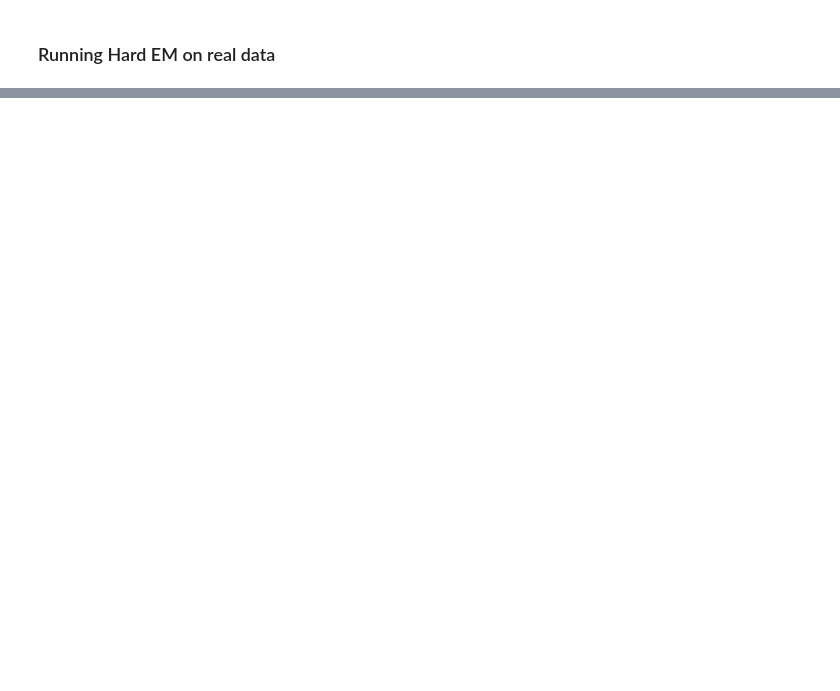
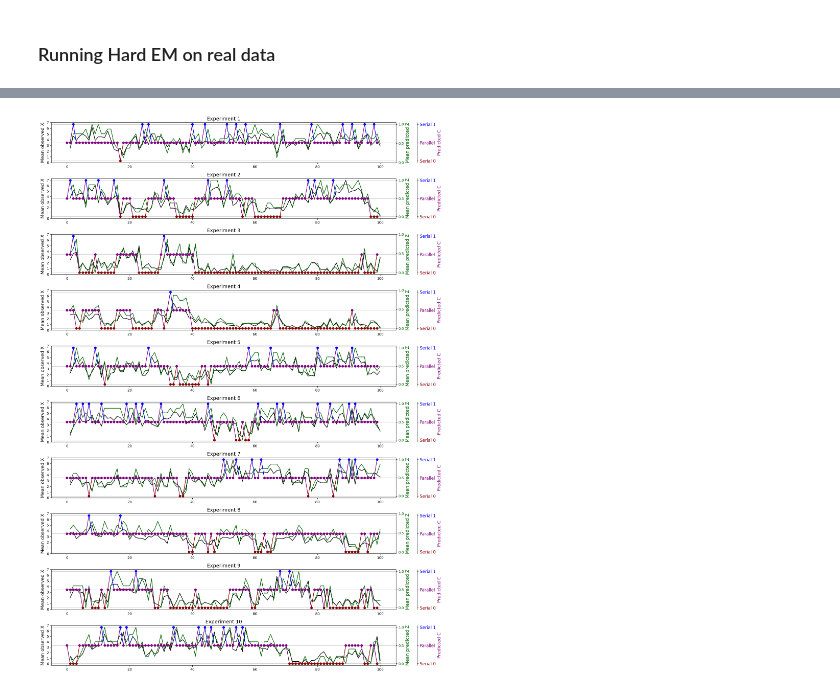
Before and after one commit to JulianBarraganG/modcom, a Jupyter notebook: Learning.ipynb, the cells around one changed output, grey strips where cells are left out. Cells and saved outputs as stored; diff of their text form; code cells hidden in the pictures; blank space fills up the shorter version.

Commit message:
Visualization

```diff
--- a/Learning.ipynb
+++ b/Learning.ipynb
@@ -135,7 +129,7 @@ def inferred_C_Z(X: ndarray, alpha: float, beta: float, gamma: float, lmda: tupl
     And the CPD P(Z|X) as an T x n Z_infered matrix
     """
     Alpha = forward(X, alpha, beta, gamma, lmda)
-    Z_inf = Z_inferred(X, lmda)
+    Z_inf = infer_Z(X, lmda)
     return Z_inf, Alpha
 # %% [markdown]
 ### Most Likely C-s and Z-s from inferred probabilities
@@ -209,7 +203,7 @@ all_params = []
 for i in range(10):
     _, _, X = forward_sim(10, 100)
     i_alpha, i_beta, i_gamma, i_lmda0, i_lmda1 = random.uniform(0.6, 0.99), random.uniform(0.1, 0.3), random.uniform(0.05, 0.195), random.uniform(0.5, 2.), random.uniform(2., 8.)
-    all_params.append(hard_EM_algo(X, i_alpha, i_beta, i_gamma, (i_lmda0, i_lmda1), N_iter=40))
+    all_params.append(hard_EM_algo(X, i_alpha, i_beta, i_gamma, (i_lmda0, i_lmda1), N_iter=10))
 # %%
 mean_arr = np.array(all_params).mean(axis=0)
 np.array(all_params)
@@ -227,8 +226,8 @@ all_params = []
 for i in range(10):
     data_ = np.genfromtxt(data_files[i % len(data_files)], delimiter=",", skip_header=True, dtype=int)
     X = data_[:, 1:]
-    i_alpha, i_beta, i_gamma, i_lmda0, i_lmda1 = random.uniform(0.6, 0.99), random.uniform(0.1, 0.3), random.uniform(0.05, 0.195), random.uniform(0.5, 2.), random.uniform(2., 8.)
-    all_params.append(hard_EM_algo(X, i_alpha, i_beta, i_gamma, (i_lmda0, i_lmda1), N_iter=40))
+    i_alpha, i_beta, i_gamma, i_lmda0, i_lmda1 = random.uniform(0.6, 0.99), random.uniform(0.1, 0.25), random.uniform(0.05, 0.195), random.uniform(0.5, 2.), random.uniform(2., 8.)
+    all_params.append(hard_EM_algo(X, i_alpha, i_beta, i_gamma, (i_lmda0, i_lmda1), N_iter=1000))
 # %%
 data_mean_arr = np.array(all_params).mean(axis=0)
 np.array(all_params)
@@ -235,0 +240,88 @@ print("Estimated parameters after 40 iterations of EM on the 10 experiments (dat
+# %%
+def switch_1_and_2(arr):
+    for i in range(len(arr)):
+        if arr[i] == 1:
+            arr[i] = 2
+        elif arr[i] == 2:
+            arr[i] = 1
+    return arr
+# %%
+data_files = ["proj_HMM/Ex_1.csv", "proj_HMM/Ex_2.csv", "proj_HMM/Ex_3.csv", "proj_HMM/Ex_4.csv", "proj_HMM/Ex_5.csv", "proj_HMM/Ex_6.csv", "proj_HMM/Ex_7.csv", "proj_HMM/Ex_8.csv", "proj_HMM/Ex_9.csv", "proj_HMM/Ex_10.csv"]
+
+# Create a figure and axis array to hold all subplots
+fig, axs = plt.subplots(10, 1, figsize=(16, 22), sharex=False)
+
+for i in range(10):
+    # Load data for the current iteration
+    data_ = np.genfromtxt(data_files[i % len(data_files)], delimiter=",", skip_header=True, dtype=int)
+    data = data_[:, 1:]
+    T = data.shape[0]  # Time period
+    n = data.shape[1]   # Number of neurons
+
+    # Assuming the rest of your plotting code remains the same
+    Z_, C_ = inferred_C_Z(data, data_mean_arr[0], data_mean_arr[1], data_mean_arr[2], (data_mean_arr[3], data_mean_arr[4]))
+
+    Z, C = cement_data(Z_, C_)
+    C = switch_1_and_2(C)
+    avg_Z = np.mean(Z,axis=1).reshape(1,-1)[0]
+    avg_X = np.mean(data,axis=1).reshape(1,-1)[0]
+
+    ax1 = axs[i]
+    ax1.plot(range(1,T+1), avg_X, color="black", zorder=3)
+    ax1.set_yticks([0,1,2, 3, 4, 5, 6, 7])
+    ax1.set_ylabel('Mean observed X', color="black",  fontsize=13)
+    ax1.tick_params(axis='y', labelcolor="black")
+
+    ax2 = ax1.twinx()
+    ax2.plot(range(1,T+1), avg_Z, color="darkgreen", zorder=2)
+    ax2.set_yticks([0,0.5,1])
+    ax2.set_ylabel('Mean predicted Z', color="darkgreen", fontsize=13)
+    ax2.tick_params(axis='y', labelcolor="darkgreen")
+
+    ax3 = ax1.twinx()
+    ax3.spines['right'].set_position(('outward', 60))
+    ax3.set_ylabel('Predicted C', color="purple", fontsize=13)
+    for c in range(len(C)):
+        if C[c] == 0:
+            color = "darkred"
+        elif C[c] == 1:
+            color = "purple"
+        else:
+            color = "blue"
+        ax3.plot(c, C[c], color=color, marker="o", zorder=2)
+
+    for j in range(len(C) - 1):
+        if C[j] != C[j + 1]:
+            color = "black"
+            if C[j] == 0:
+                color = "darkred"
+            elif C[j] == 1:
+                color = "purple"
+            else:
+                color = "blue"
+            ax3.plot([j, j + 1], [C[j], C[j + 1]], color=color, zorder=1)
+        else:
+            if C[j] == 0:
+                color = "darkred"
+            elif C[j] == 1:
+                color = "purple"
+            else:
+                color = "blue"
+            ax3.plot([j, j + 1], [C[j], C[j + 1]], color=color, zorder=1)
+
+    ax3.tick_params(axis='y', labelcolor="purple")
+    ax3.set_yticks([0,1,2])
+    ax3.set_yticklabels(["Serial 0", "Parallel", "Serial 1"], fontsize = 12)
+    tick_labels = ax3.get_yticklabels()
+    tick_labels[0].set_color('darkred')
+    tick_labels[1].set_color('purple')
+    tick_labels[2].set_color('blue')
+    plt.title('Experiment ' + str(i+1), fontsize = 14)
+    plt.grid(True)
+
+# Adjust layout to prevent overlap of labels
+plt.tight_layout()
+
+plt.show()
+# %% [output]
+[figure, added]
```
Also changed, not shown: parts of 10 cells of this notebook.
